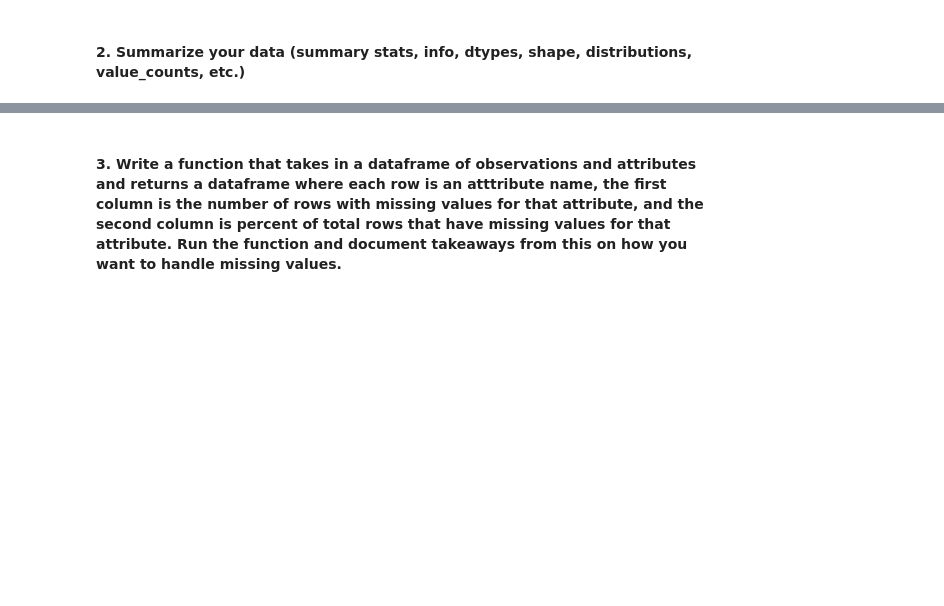
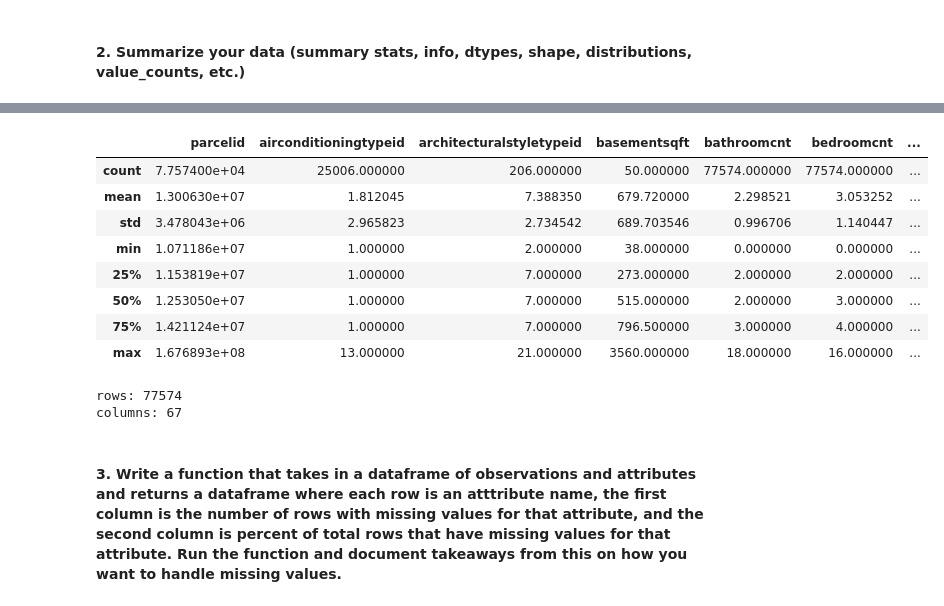
Before and after one commit to m3redithw/clustering-exercises, a Jupyter notebook: zillow.ipynb, the cells around one changed output, grey strips where cells are left out. Cells and saved outputs as stored; diff of their text form; code cells hidden in the pictures; blank space fills up the shorter version.

Commit message:
completed acquire zillow data

```diff
--- a/zillow.ipynb
+++ b/zillow.ipynb
@@ -26,3 +8,6 @@ def get_zillow_data():
 You will want to end with a single dataframe. Include the logerror field and all other fields related to the properties that are available. You will end up using all the tables in the database.
 
 Be sure to do the correct join (inner, outer, etc.). We do not want to eliminate properties purely because they may have a null value for airconditioningtypeid. - Only include properties with a transaction in 2017, and include only the last transaction for each property (so no duplicate property ID's), along with zestimate error and date of transaction. (Hint: read the docs for the .duplicated method) - Only include properties that have a latitude and longitude value.
+# %%
+from imports import *
+pd.set_option('display.max_columns', None)
@@ -29,2 +87,4 @@ Be sure to do the correct join (inner, outer, etc.). We do not want to eliminate
+# %%
+df = get_zillow_data()
 # %% [markdown]
 #### 2. Summarize your data (summary stats, info, dtypes, shape, distributions, value_counts, etc.)
@@ -31,3 +124,21 @@ Be sure to do the correct join (inner, outer, etc.). We do not want to eliminate
+# %%
+df.describe()
+# %% [output]
+|  | parcelid | airconditioningtypeid | architecturalstyletypeid | basementsqft | bathroomcnt | bedroomcnt | ... |
+| count | 7.757400e+04 | 25006.000000 | 206.000000 | 50.000000 | 77574.000000 | 77574.000000 | ... |
+| mean | 1.300630e+07 | 1.812045 | 7.388350 | 679.720000 | 2.298521 | 3.053252 | ... |
+| std | 3.478043e+06 | 2.965823 | 2.734542 | 689.703546 | 0.996706 | 1.140447 | ... |
+| min | 1.071186e+07 | 1.000000 | 2.000000 | 38.000000 | 0.000000 | 0.000000 | ... |
+| 25% | 1.153819e+07 | 1.000000 | 7.000000 | 273.000000 | 2.000000 | 2.000000 | ... |
+| 50% | 1.253050e+07 | 1.000000 | 7.000000 | 515.000000 | 2.000000 | 3.000000 | ... |
+| 75% | 1.421124e+07 | 1.000000 | 7.000000 | 796.500000 | 3.000000 | 4.000000 | ... |
+| max | 1.676893e+08 | 13.000000 | 21.000000 | 3560.000000 | 18.000000 | 16.000000 | ... |
+# %%
+print(f'rows: {df.shape[0]}')
+print(f'columns: {df.shape[1]}')
+# %% [output]
+rows: 77574
+columns: 67
 # %% [markdown]
 #### 3. Write a function that takes in a dataframe of observations and attributes and returns a dataframe where each row is an atttribute name, the first column is the number of rows with missing values for that attribute, and the second column is percent of total rows that have missing values for that attribute. Run the function and document takeaways from this on how you want to handle missing values.
 # %% [markdown]
```
Also changed, not shown: parts of 7 cells of this notebook.
